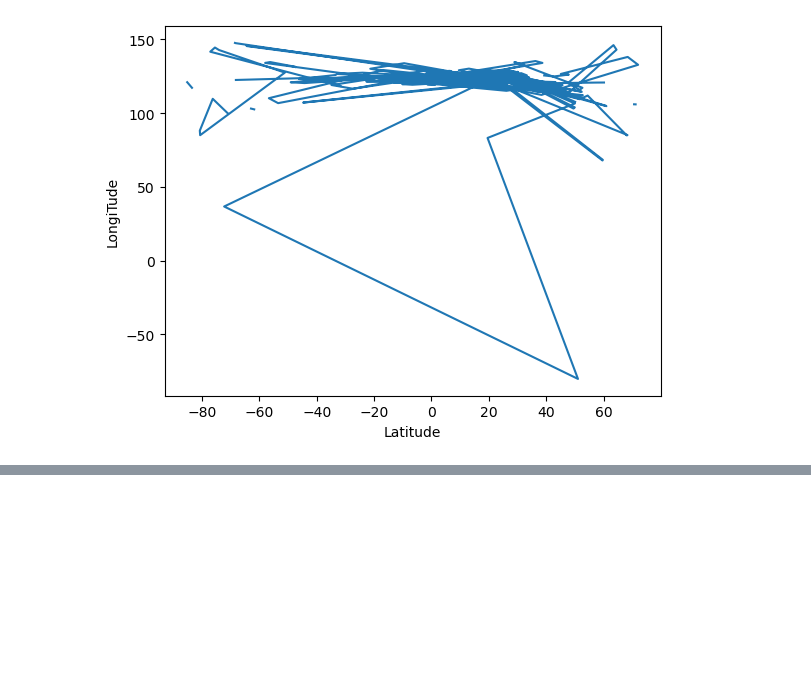
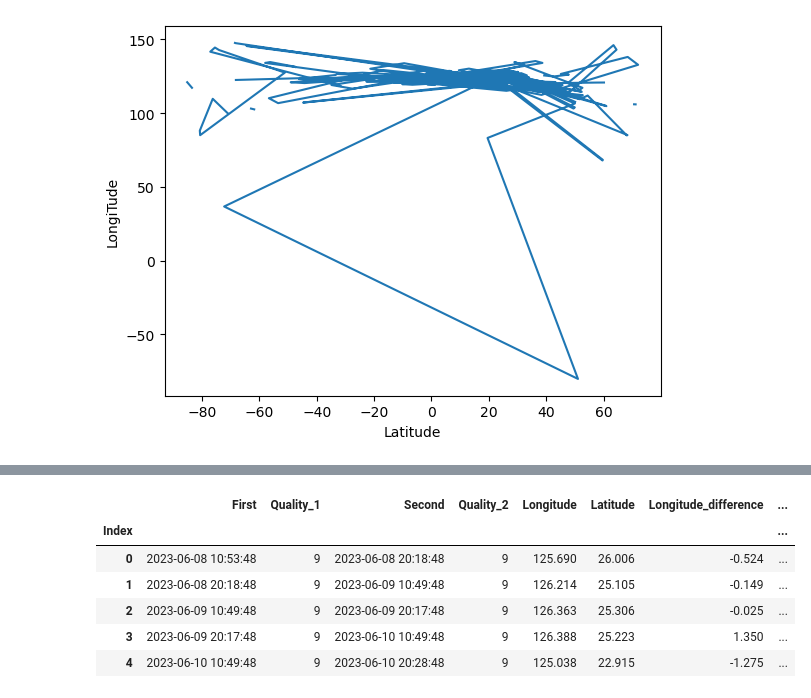
Before and after one commit to brotherjoo/Swallow-Data-Analysis, a Jupyter notebook: model.ipynb, the cells around one changed output, grey strips where cells are left out. Saved outputs shown, nothing was run; the diff lists cells and outputs as text; code cells hidden in the pictures; blank space fills up the shorter version.

```diff
--- a/model.ipynb
+++ b/model.ipynb
@@ -87,0 +191,11 @@ plt.show()
+# %%
+mean_1 = np.mean(swallow_o_1['Latitude'])
+std_1 = np.std(swallow_o_1['Latitude'])
+mean_2 = np.mean(swallow_o_1['Longitude'])
+std_2 = np.std(swallow_o_1['Longitude'])
+
+swallow_o_1['Latitdue_zlevel'] = (swallow_o_1['Latitude'] - mean_1) / std_1
+swallow_o_2['Longitdue_zlevel'] = (swallow_o_1['Longitude'] - mean_2) / std_2
+# %%
+swallow_o_1.dropna(inplace=True)
+swallow_o_2.dropna(inplace=True)
@@ -87,0 +221,10 @@ plt.show()
+# %%
+swallow_o_1.head()
+# %% [output]
+|  | First | Quality_1 | Second | Quality_2 | Longitude | Latitude | Longitude_difference | ... |
+| Index |  |  |  |  |  |  |  | ... |
+| 0 | 2023-06-08 10:53:48 | 9 | 2023-06-08 20:18:48 | 9 | 125.690 | 26.006 | -0.524 | ... |
+| 1 | 2023-06-08 20:18:48 | 9 | 2023-06-09 10:49:48 | 9 | 126.214 | 25.105 | -0.149 | ... |
+| 2 | 2023-06-09 10:49:48 | 9 | 2023-06-09 20:17:48 | 9 | 126.363 | 25.306 | -0.025 | ... |
+| 3 | 2023-06-09 20:17:48 | 9 | 2023-06-10 10:49:48 | 9 | 126.388 | 25.223 | 1.350 | ... |
+| 4 | 2023-06-10 10:49:48 | 9 | 2023-06-10 20:28:48 | 9 | 125.038 | 22.915 | -1.275 | ... |
```
Also changed, not shown: parts of 18 cells of this notebook, 1 other file.
